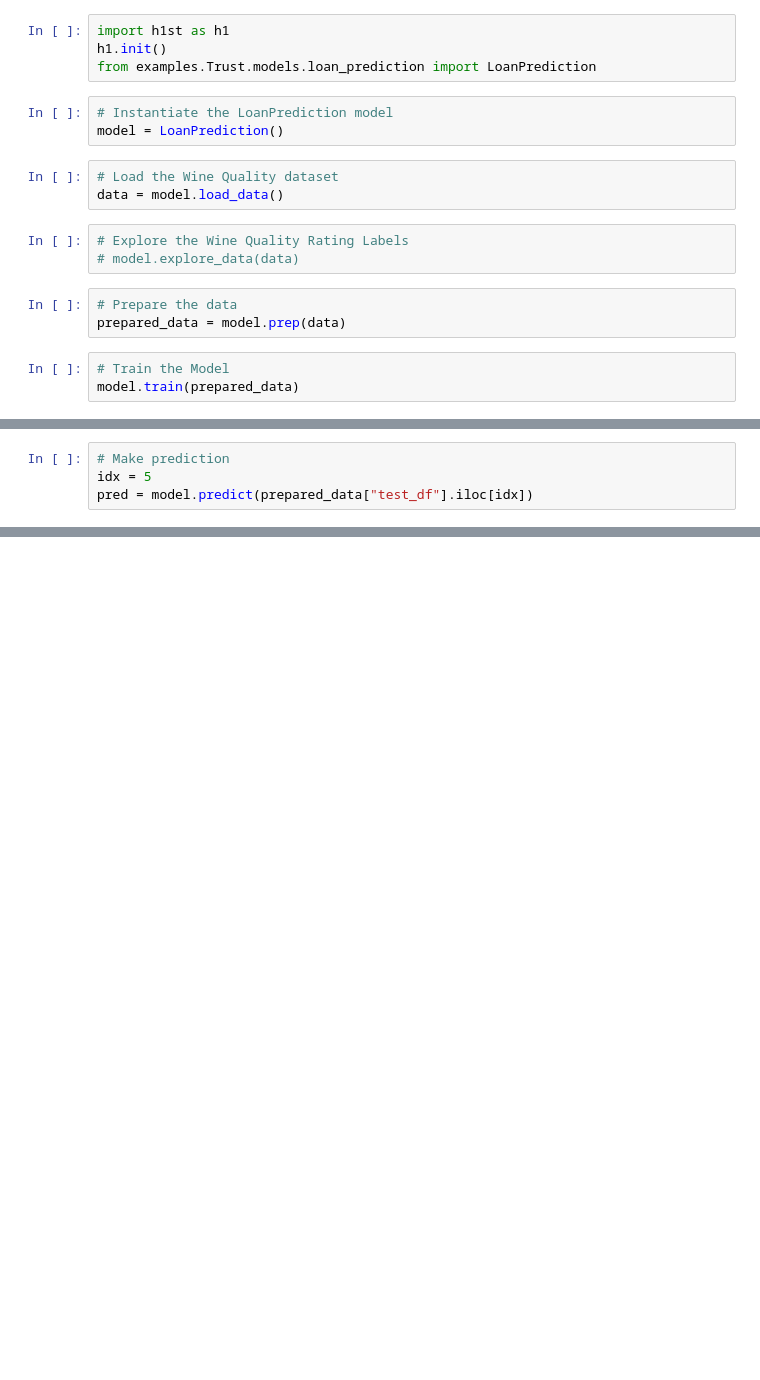
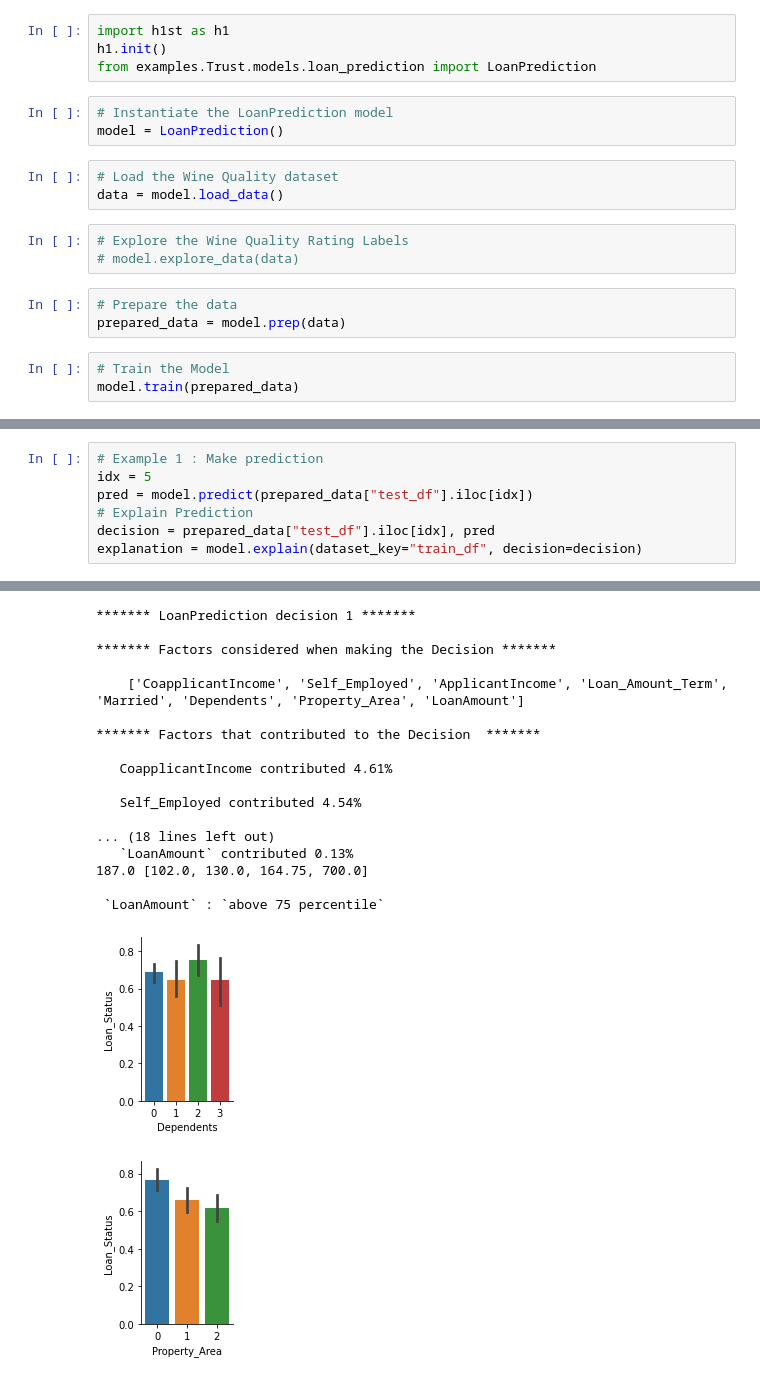
Before and after one commit to h1st-ai/h1st, a Jupyter notebook: examples/Trust/notebooks/decision_explain/loan_prediction_example.ipynb, the cells around one changed output, grey strips where cells are left out. Drawn from its saved outputs; the diff is of its cells as text; blank space fills up the shorter version.

```diff
--- a/examples/Trust/notebooks/decision_explain/loan_prediction_example.ipynb
+++ b/examples/Trust/notebooks/decision_explain/loan_prediction_example.ipynb
@@ -32,4 +32,8 @@ model.evaluate(prepared_data)
 # %%
-# Make prediction
+# Example 1 : Make prediction
 idx = 5
 pred = model.predict(prepared_data["test_df"].iloc[idx])
+# Explain Prediction
+decision = prepared_data["test_df"].iloc[idx], pred
+explanation = model.explain(dataset_key="train_df", decision=decision)
+# %% [output]
@@ -36 +41,20 @@ pred = model.predict(prepared_data["test_df"].iloc[idx])
+******* LoanPrediction decision 1 *******
+
+******* Factors considered when making the Decision *******
+
+    ['CoapplicantIncome', 'Self_Employed', 'ApplicantIncome', 'Loan_Amount_Term', 'Married', 'Dependents', 'Property_Area', 'LoanAmount']
+
+******* Factors that contributed to the Decision  *******
+
+   CoapplicantIncome contributed 4.61%
+
+   Self_Employed contributed 4.54%
+
+... (18 lines left out)
+   `LoanAmount` contributed 0.13%
+187.0 [102.0, 130.0, 164.75, 700.0]
+
+ `LoanAmount` : `above 75 percentile`
+[figure, added]
+[figure, added]
 # %%
```
Also changed, not shown: parts of 3 cells of this notebook, 2 other files.
